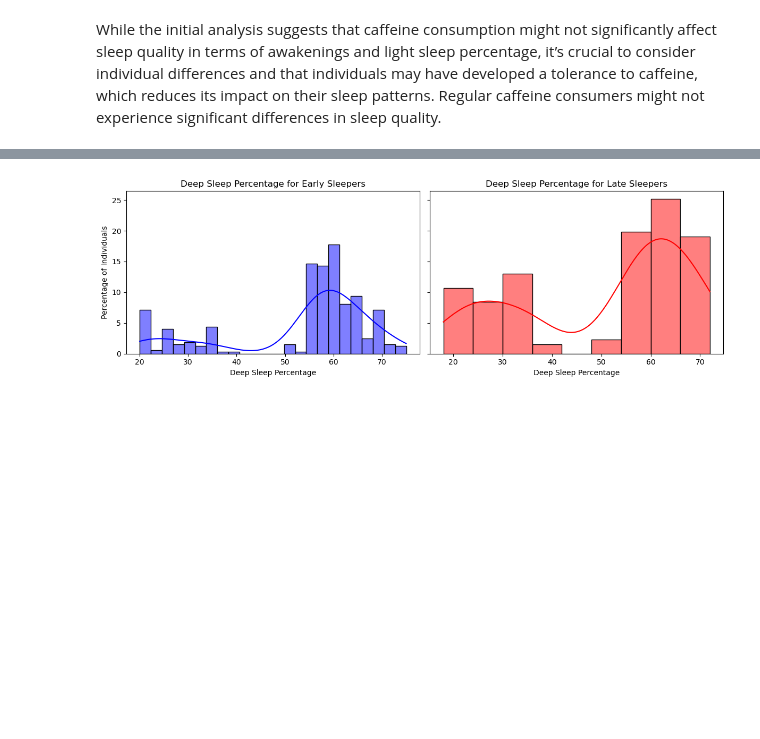
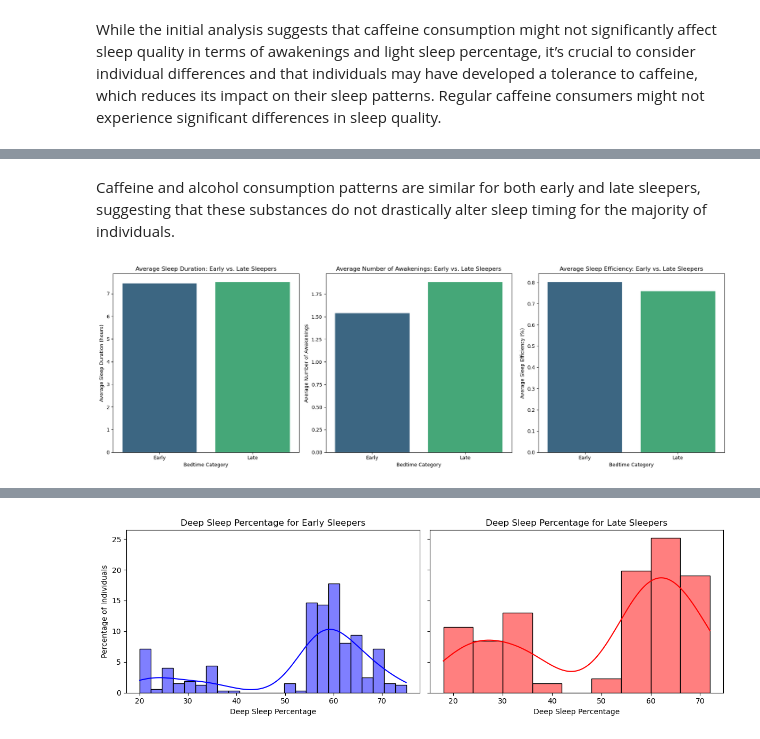
Before and after one commit to ZoeyKulp/Sleep-Efficiency, a Jupyter notebook: updated_sleep_eff_pro (1).ipynb, the cells around one changed output, grey strips where cells are left out. Saved outputs shown, nothing was run; the diff lists cells and outputs as text; code cells hidden in the pictures; blank space fills up the shorter version.

```diff
--- a/updated_sleep_eff_pro (1).ipynb
+++ b/updated_sleep_eff_pro (1).ipynb
@@ -331,0 +410,31 @@ Here we will compare the early bedtime VS the later bedtime and see the differen
+# %% [markdown]
+Caffeine and alcohol consumption patterns are similar for both early and late sleepers, suggesting that these substances do not drastically alter sleep timing for the majority of individuals.
+# %%
+# Calculate the average values for each metric for early and late sleepers
+average_metrics = Sleep_Efficiency.groupby('Bedtime Category')[['Sleep duration', 'Awakenings', 'Sleep efficiency']].mean().reset_index()
+
+# Create subplots for visual comparison
+fig, axes = plt.subplots(1, 3, figsize=(18, 6))
+
+# Plotting the average sleep duration for early and late sleepers
+sns.barplot(data=average_metrics, x='Bedtime Category', y='Sleep duration', palette="viridis", ax=axes[0], order=['Early', 'Late'])
+axes[0].set_title('Average Sleep Duration: Early vs. Late Sleepers')
+axes[0].set_xlabel('Bedtime Category')
+axes[0].set_ylabel('Average Sleep Duration (hours)')
+
+# Plotting the average number of awakenings for early and late sleepers
+sns.barplot(data=average_metrics, x='Bedtime Category', y='Awakenings', palette="viridis", ax=axes[1], order=['Early', 'Late'])
+axes[1].set_title('Average Number of Awakenings: Early vs. Late Sleepers')
+axes[1].set_xlabel('Bedtime Category')
+axes[1].set_ylabel('Average Number of Awakenings')
+
+# Plotting the average sleep efficiency for early and late sleepers
+sns.barplot(data=average_metrics, x='Bedtime Category', y='Sleep efficiency', palette="viridis", ax=axes[2], order=['Early', 'Late'])
+axes[2].set_title('Average Sleep Efficiency: Early vs. Late Sleepers')
+axes[2].set_xlabel('Bedtime Category')
+axes[2].set_ylabel('Average Sleep Efficiency (%)')
+
+plt.tight_layout()
+plt.show()
+# %% [output]
+[figure, added]
```
Also changed, not shown: parts of 40 cells of this notebook.
